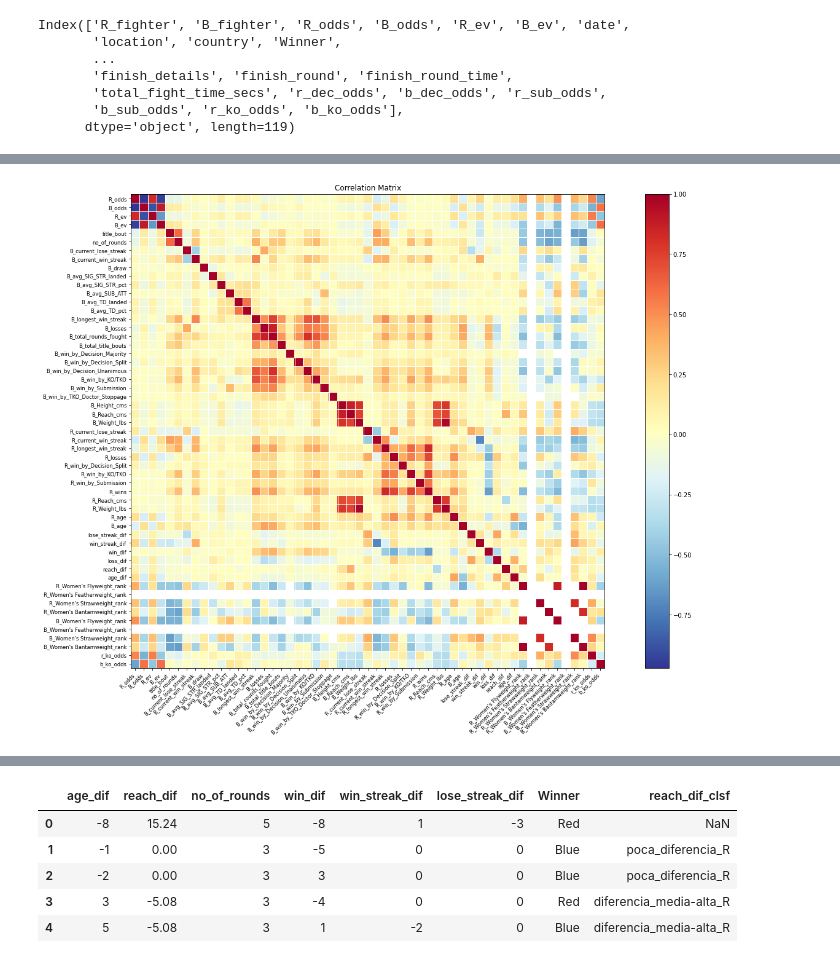
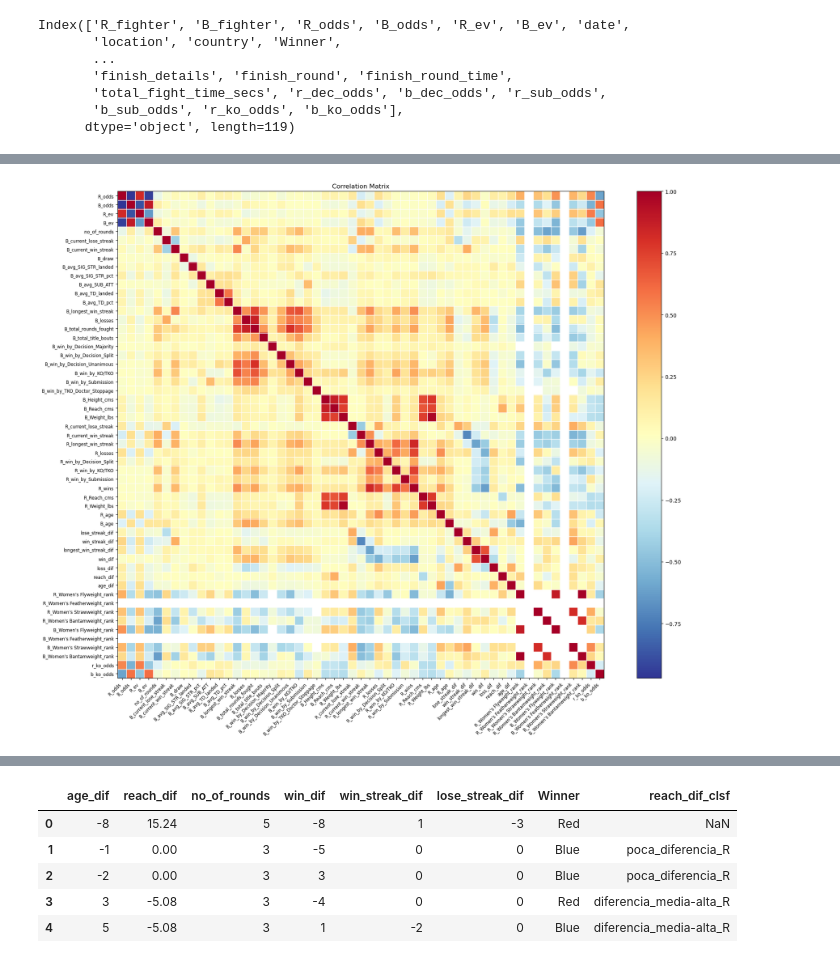
Before and after one commit to Gergash/Experimentos-y-Estadistica-en-R, a Jupyter notebook: EDAs/EDA_ufc_apuestas.ipynb, the cells around one changed output, grey strips where cells are left out. Drawn from its saved outputs; the diff is of its cells as text; code cells hidden in the pictures.

```diff
--- a/EDAs/EDA_ufc_apuestas.ipynb
+++ b/EDAs/EDA_ufc_apuestas.ipynb
@@ -13,9 +5,7 @@ import seaborn as sns
 import math
 import seaborn as sns
 
-data = pd.read_csv("ufc-master.csv")
-
+data = pd.read_csv("Data_EDAS/ufc-master.csv")
 
 data.info()
-
 data.describe()
@@ -134,13 +109,0 @@ data['country'].value_counts().plot(kind='bar', title='paises mas populares',fig
-# %%
-import statsmodels.api as sm
-import seaborn as sb
-
-figsize=(10,5)
-
-corr = data.set_index('country').corr()
-fig = sm.graphics.plot_corr(corr, xnames=list(corr.columns))
-
-fig.set_figheight(22)
-fig.set_figwidth(28)
-
-plt.show()
@@ -151,18 +112,19 @@ clean_data = data.drop(['B_wins','B_Stance','R_draw','R_avg_SIG_STR_landed','R_a
 # %%
 import statsmodels.api as sm
 import seaborn as sb
 
-figsize=(10,5)
+figsize = (10, 5)
 
-corr = clean_data.set_index('country').corr()
+numeric_clean_data = clean_data.select_dtypes(include='number')
+corr = numeric_clean_data.corr()
 fig = sm.graphics.plot_corr(corr, xnames=list(corr.columns))
 
 fig.set_figheight(22)
 fig.set_figwidth(25)
 
 plt.show()
 # %% [output]
-[figure, old version]
+[figure, new version]
 # %%
 sb.scatterplot(data=data, x= 'R_age', y='B_wins',)
 # %% [output]
```
Also changed, not shown: parts of 16 cells of this notebook, 2 other files.
